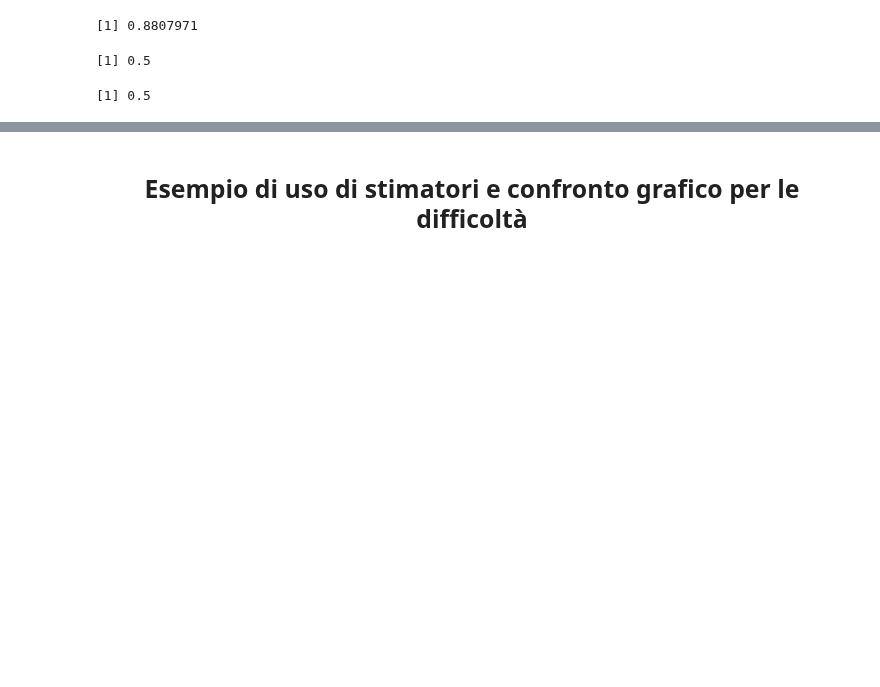
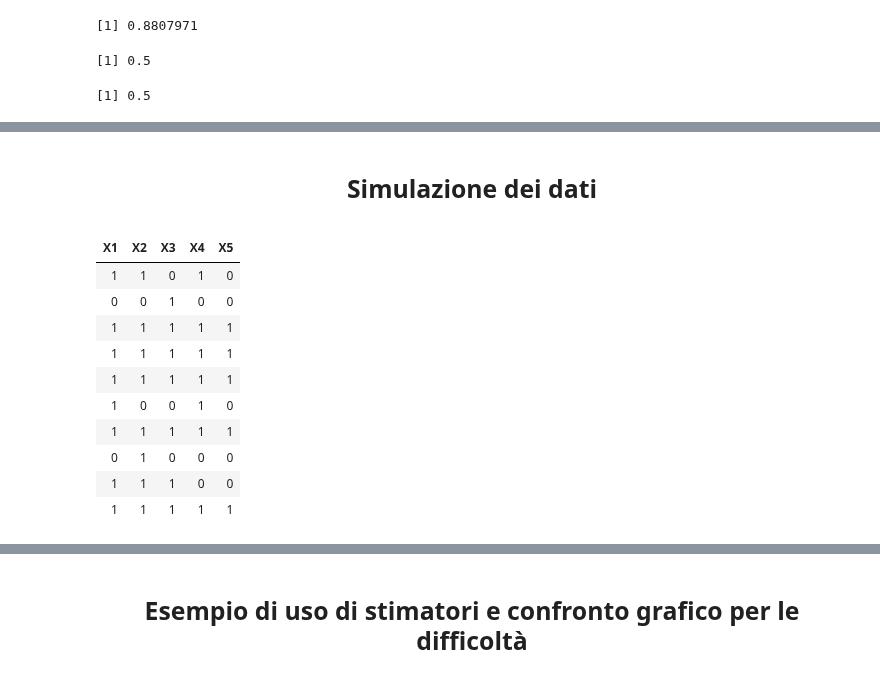
Before and after one commit to MarcoCordoni95/TesiTriennale-ItemResponseTheory, a Jupyter notebook: IRT.ipynb, the cells around one changed output, grey strips where cells are left out. Cells and saved outputs as stored; diff of their text form; code cells hidden in the pictures; blank space fills up the shorter version.

```diff
--- a/IRT.ipynb
+++ b/IRT.ipynb
@@ -92,0 +78,29 @@ showProbabilities(df = cp)
+# %% [markdown]
+<center>
+    <font face="Baskerville Old Face">
+        <font size="3"> <h2> Simulazione dei dati</h2> </font>
+    </font>
+</center>
+# %%
+# Definisco il numero di colonne e righe
+nItem <- 5
+nStud <- 10
+
+# Genero i valori randomicamente
+vectDiff <- rnorm(nItem)
+vectAbil <- rnorm(nStud)
+
+# Simulo un esame
+generateDichot(diff = vectDiff, abil = vectAbil)
+# %% [output]
+| X1 | X2 | X3 | X4 | X5 |
+| 1 | 1 | 0 | 1 | 0 |
+| 0 | 0 | 1 | 0 | 0 |
+| 1 | 1 | 1 | 1 | 1 |
+| 1 | 1 | 1 | 1 | 1 |
+| 1 | 1 | 1 | 1 | 1 |
+| 1 | 0 | 0 | 1 | 0 |
+| 1 | 1 | 1 | 1 | 1 |
+| 0 | 1 | 0 | 0 | 0 |
+| 1 | 1 | 1 | 0 | 0 |
+| 1 | 1 | 1 | 1 | 1 |
```
Also changed, not shown: parts of 18 cells of this notebook.
